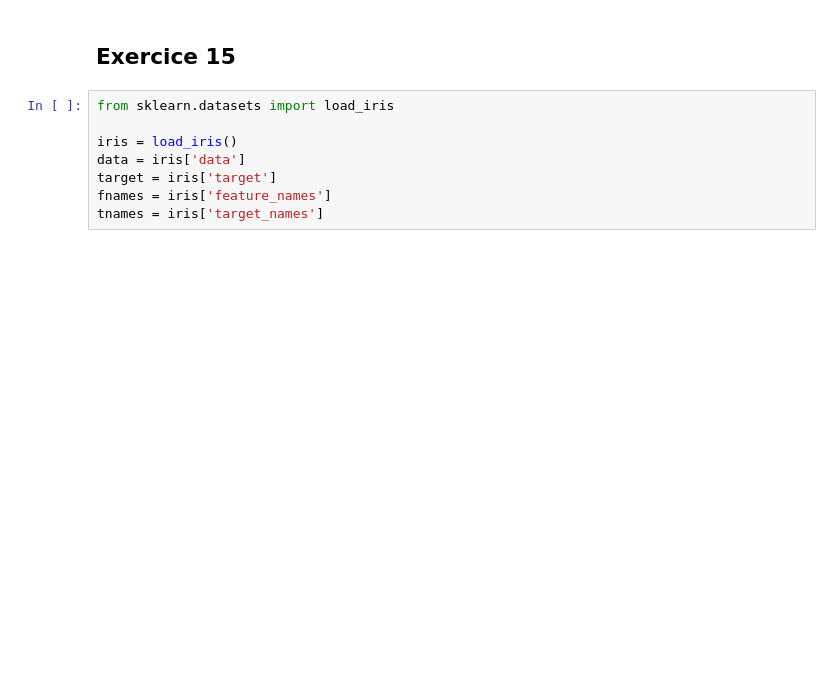
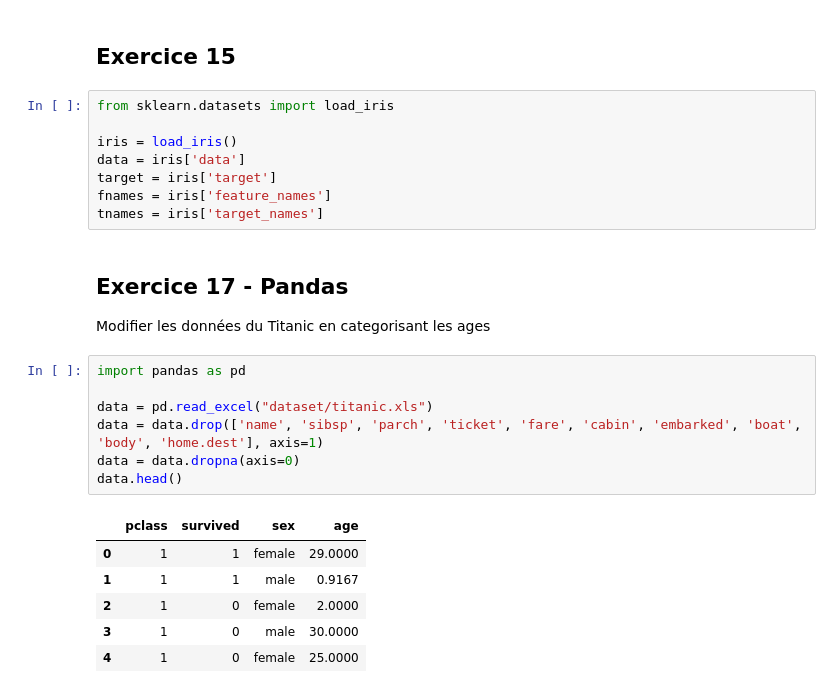
Before and after one commit to rtbo/ml, a Jupyter notebook: 00_exercices.ipynb, the cells around one changed output. Cells and saved outputs as stored; diff of their text form; blank space fills up the shorter version.

```diff
--- a/00_exercices.ipynb
+++ b/00_exercices.ipynb
@@ -27,3 +27,21 @@ data = iris['data']
 target = iris['target']
 fnames = iris['feature_names']
 tnames = iris['target_names']
+# %% [markdown]
+## Exercice 17 - Pandas
+
+Modifier les données du Titanic en categorisant les ages
+# %%
+import pandas as pd
+
+data = pd.read_excel("dataset/titanic.xls")
+data = data.drop(['name', 'sibsp', 'parch', 'ticket', 'fare', 'cabin', 'embarked', 'boat', 'body', 'home.dest'], axis=1)
+data = data.dropna(axis=0)
+data.head()
+# %% [output]
+|  | pclass | survived | sex | age |
+| 0 | 1 | 1 | female | 29.0000 |
+| 1 | 1 | 1 | male | 0.9167 |
+| 2 | 1 | 0 | female | 2.0000 |
+| 3 | 1 | 0 | male | 30.0000 |
+| 4 | 1 | 0 | female | 25.0000 |
```
Also changed, not shown: parts of 2 cells of this notebook, 2 other files.
